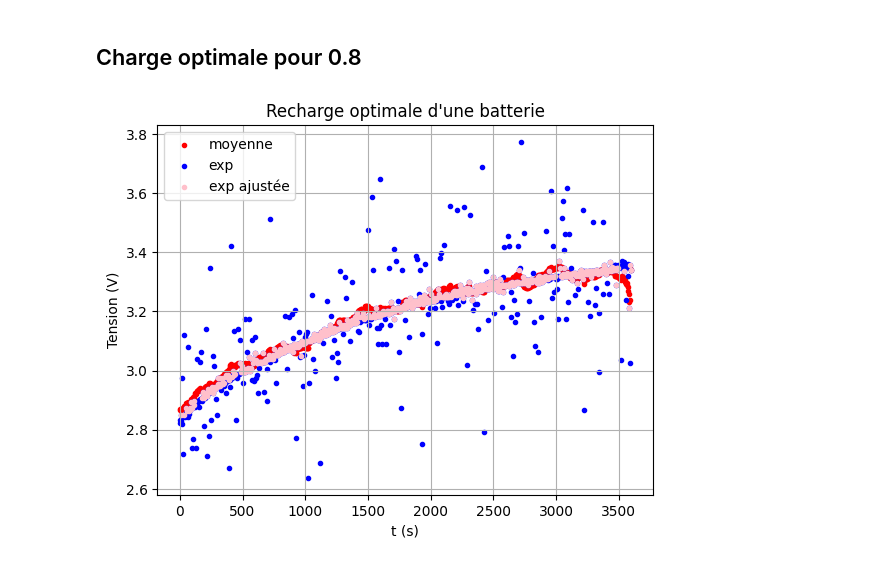
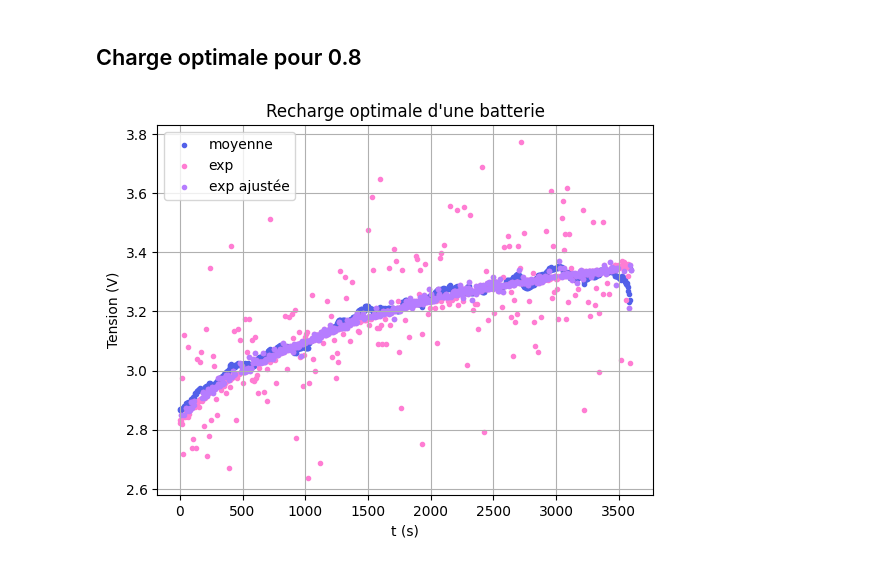
Before and after one commit to adelemarcon/TIPE, a Jupyter notebook: TIPE7chargeoptimale.ipynb, the cells around one changed output. Drawn from its saved outputs; the diff is of its cells as text; code cells hidden in the pictures.

```diff
--- a/TIPE7chargeoptimale.ipynb
+++ b/TIPE7chargeoptimale.ipynb
@@ -33,14 +33,14 @@ def ajustement(fichier):
 
 T081,A081 = ajustement("TIPE7mesure08(1).csv")
 # %%
-plt.scatter(t081,moy081, color = "red", label = "moyenne", marker = '.')
-plt.scatter(t081,exp081, color = "blue", label = "exp", marker = '.')
-plt.scatter(T081, A081, color ="pink", label = "exp ajustée", marker = '.')
+plt.scatter(t081,moy081, color = "#5260e9", label = "moyenne", marker = '.')
+plt.scatter(t081,exp081, color = "#ff7dd3", label = "exp", marker = '.')
+plt.scatter(T081, A081, color ="#b67dff", label = "exp ajustée", marker = '.')
 plt.xlabel("t (s)")
 plt.ylabel("Tension (V)")
 plt.title("Recharge optimale d'une batterie")
 plt.grid()
 plt.legend()
 plt.show()
 # %% [output]
-[figure, old version]
+[figure, new version]
```
Also changed, not shown: 1 other file.
